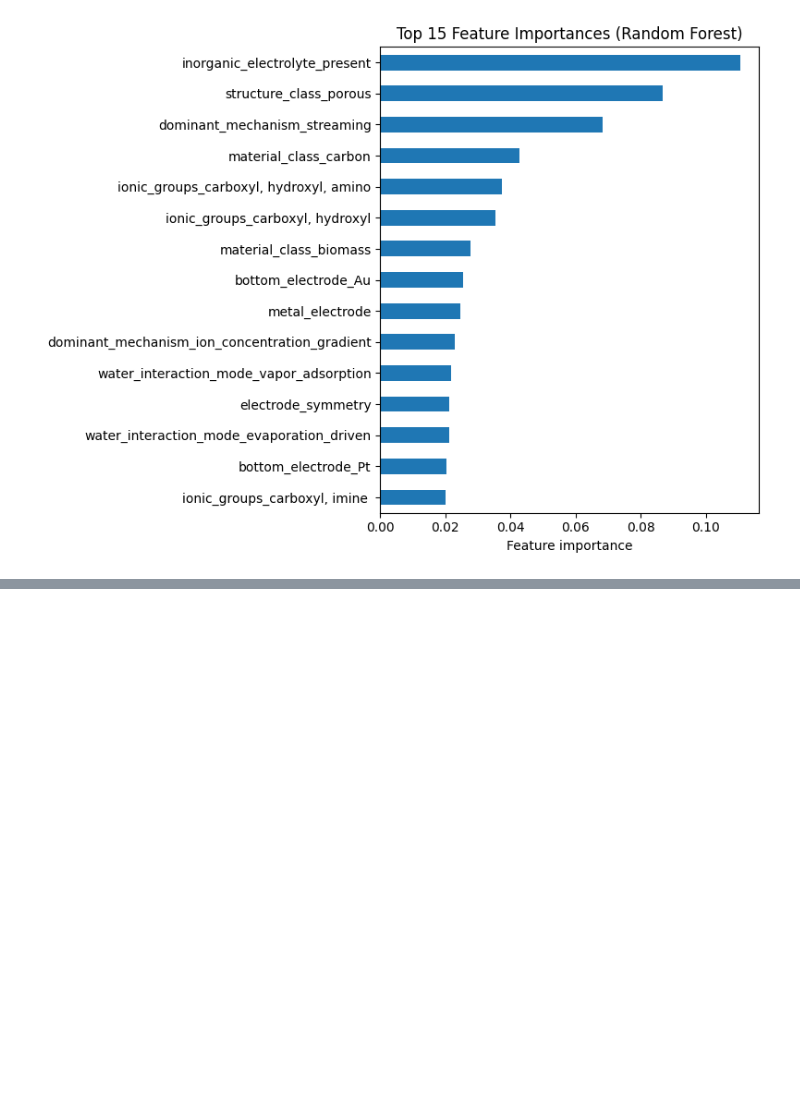
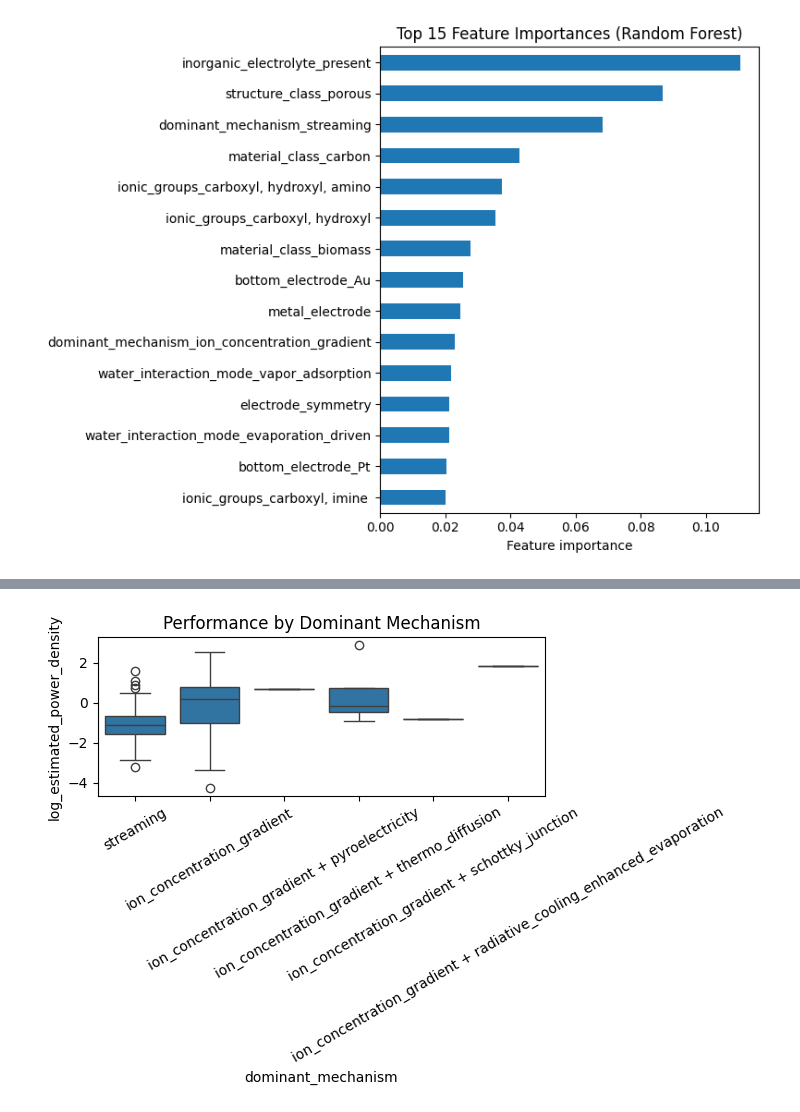
Before and after one commit to wenluanzhang/hydrovoltaic-ml, a Jupyter notebook: notebooks/01_data_cleaning.ipynb, the cells around one changed output, grey strips where cells are left out. Drawn from its saved outputs; the diff is of its cells as text; code cells hidden in the pictures; blank space fills up the shorter version.

```diff
--- a/notebooks/01_data_cleaning.ipynb
+++ b/notebooks/01_data_cleaning.ipynb
@@ -526,0 +545,21 @@ plt.show()
+# %%
+# Classify primary mobile ion into physically meaningful groups
+def classify_ion(ion):
+    if pd.isna(ion):
+        return "unknown"
+
+    ion = str(ion).strip().lower()
+
+    if ion in ["h+", "h"]:
+        return "proton"
+
+    elif ion in ["na+", "k+", "li+", "ca2+", "fe3+", "co3+", "ma+"]:
+        return "other_cation"
+
+    elif ion in ["cl-", "oh-", "br-"]:
+        return "anion"
+
+    else:
+        return "other"
+
+df_clean["ion_type"] = df_clean["primary_mobile_ion"].apply(classify_ion)
@@ -526,0 +701,20 @@ plt.show()
+# %%
+# Import plotting libraries
+import seaborn as sns
+import matplotlib.pyplot as plt
+
+# Boxplot of performance by mechanism
+plt.figure(figsize=(7,5))
+
+sns.boxplot(
+    data=df_model_v3,
+    x="dominant_mechanism",
+    y="log_estimated_power_density"
+)
+
+plt.xticks(rotation=30)
+plt.title("Performance by Dominant Mechanism")
+plt.tight_layout()
+plt.show()
+# %% [output]
+[figure, added]
```
Also changed, not shown: parts of 37 cells of this notebook.
